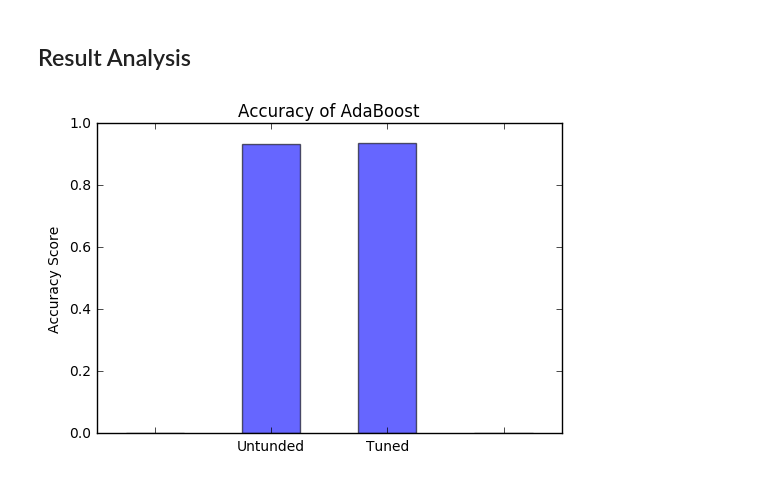
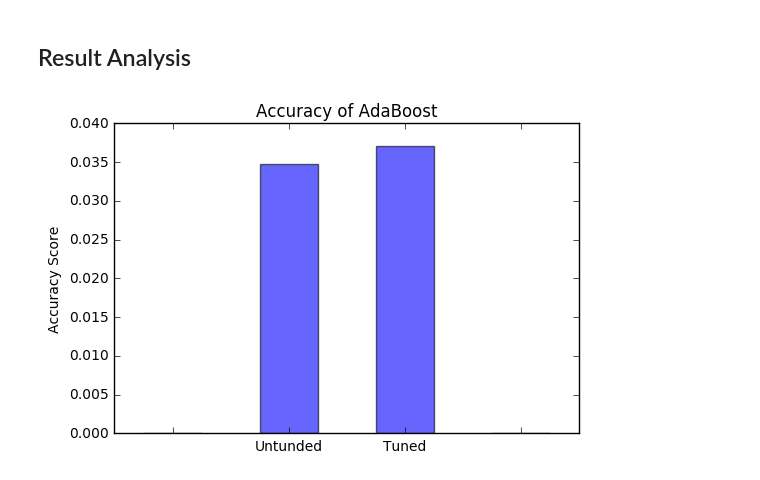
Before and after one commit to jashanbhullar/message-spam-detection, a Jupyter notebook: capstone_project.ipynb, the cells around one changed output. Cells and saved outputs as stored; diff of their text form; code cells hidden in the pictures.

```diff
--- a/capstone_project.ipynb
+++ b/capstone_project.ipynb
@@ -193,13 +219,13 @@ plt.show()
 # %%
 # ploating data for Accuracy Score
 # ploating data for Accuracy of Models between 1.00 - 0.90 for better visualization
 objects = ('','Untunded', 'Tuned','')
 y_pos = np.arange(4)
-y_val = [0,0.93470790378,0.937062937063,0 ]
+y_val = [0,0.03470790378,0.037062937063,0 ]
 plt.bar(y_pos,y_val, align='center',width = 0.5, alpha=0.6)
 plt.xticks(y_pos, objects)
 plt.ylabel('Accuracy Score')
 plt.title('Accuracy of AdaBoost')
 plt.show()
 # %% [output]
-[figure, old version]
+[figure, new version]
```
Also changed, not shown: parts of 5 cells of this notebook.
